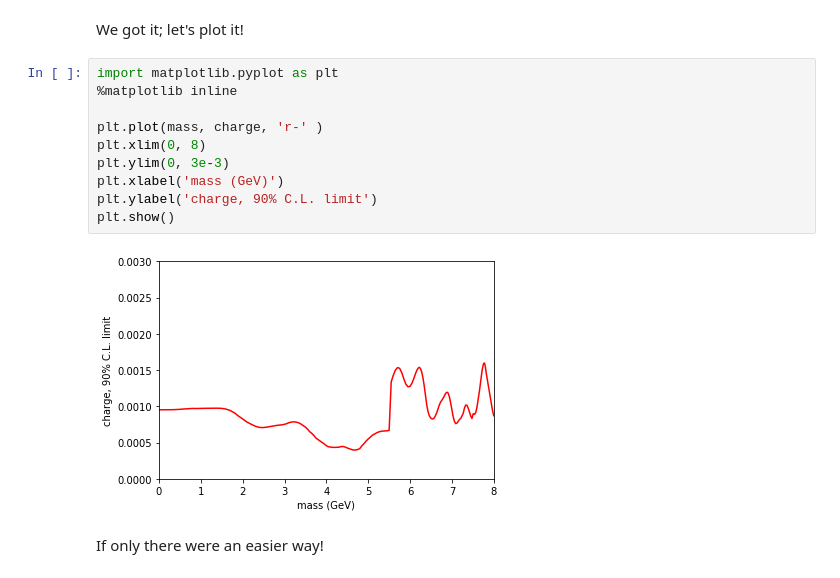
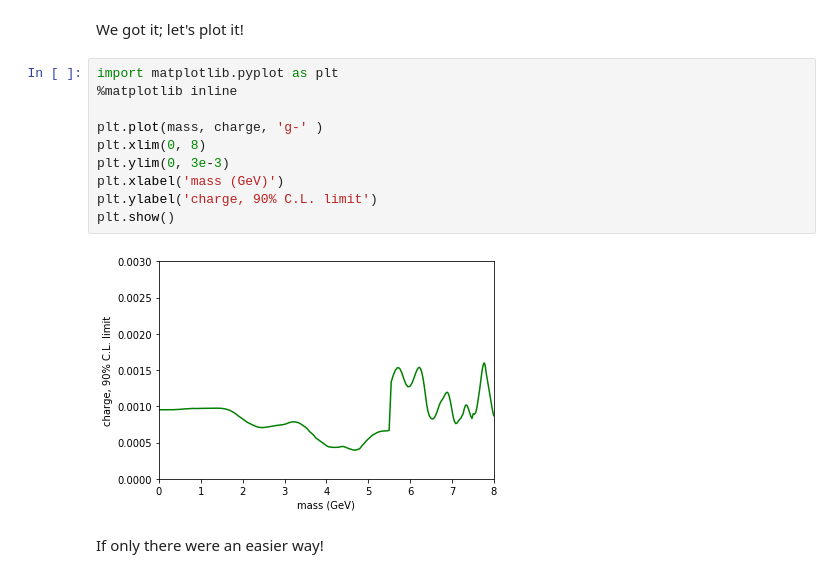
Before and after one commit to ds-connectors/PHYSICS-88, a Jupyter notebook: sp20/Week6/Lecture05.ipynb, the cells around one changed output. Saved outputs shown, nothing was run; the diff lists cells and outputs as text.

```diff
--- a/sp20/Week6/Lecture05.ipynb
+++ b/sp20/Week6/Lecture05.ipynb
@@ -139,15 +139,15 @@ We got it; let's plot it!
 # %%
 import matplotlib.pyplot as plt
 %matplotlib inline
 
-plt.plot(mass, charge, 'r-' )
+plt.plot(mass, charge, 'g-' )
 plt.xlim(0, 8)
 plt.ylim(0, 3e-3)
 plt.xlabel('mass (GeV)')
 plt.ylabel('charge, 90% C.L. limit')
 plt.show()
 # %% [output]
-[figure, old version]
+[figure, new version]
 # %% [markdown]
 If only there were an easier way!
 # %% [markdown]
```
Also changed, not shown: parts of 6 cells of this notebook, 2 other files.
